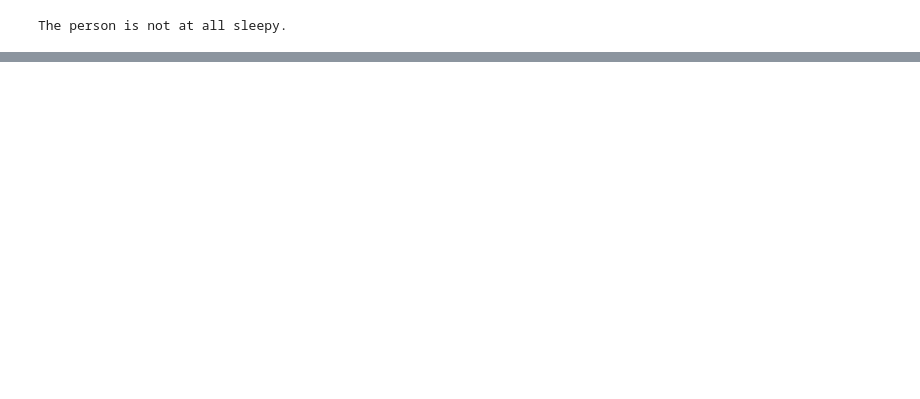
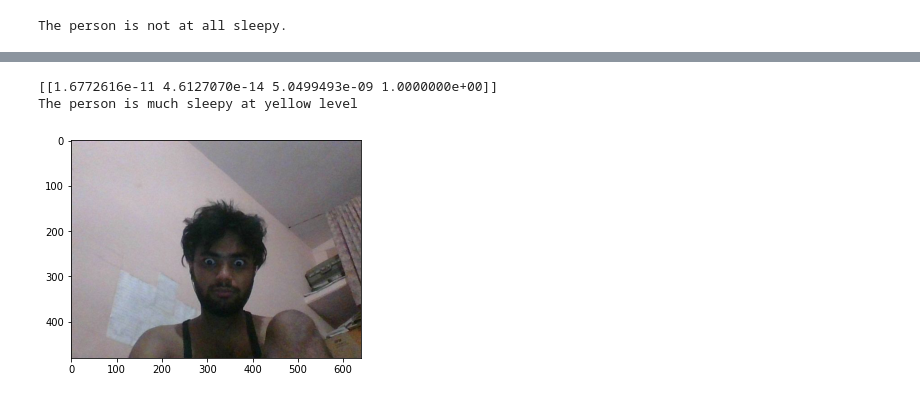
Before and after one commit to CODER-AsHuToSh/UnderGraduate_Project, a Jupyter notebook: Final_Exploratory_Project_code.ipynb, the cells around one changed output, grey strips where cells are left out. Drawn from its saved outputs; the diff is of its cells as text; code cells hidden in the pictures; blank space fills up the shorter version.

```diff
--- a/Final_Exploratory_Project_code.ipynb
+++ b/Final_Exploratory_Project_code.ipynb
@@ -278,0 +348,41 @@ The person is not at all sleepy.
+# %%
+def take_photo(filename='photo.jpg', quality=0.8):
+  js = Javascript('''
+    async function takePhoto(quality) {
+      const div = document.createElement('div');
+      const capture = document.createElement('button');
+      capture.textContent = 'Capture';
+      div.appendChild(capture);
+
+      const video = document.createElement('video');
+      video.style.display = 'block';
+      const stream = await navigator.mediaDevices.getUserMedia({video: true});
+
+      document.body.appendChild(div);
+      div.appendChild(video);
+      video.srcObject = stream;
+      await video.play();
+
+      // Resize the output to fit the video element.
+      google.colab.output.setIframeHeight(document.documentElement.scrollHeight, true);
+
+      // Wait for Capture to be clicked.
+      await new Promise((resolve) => capture.onclick = resolve);
+
+      const canvas = document.createElement('canvas');
+      canvas.width = video.videoWidth;
+      canvas.height = video.videoHeight;
+      canvas.getContext('2d').drawImage(video, 0, 0);
+      stream.getVideoTracks()[0].stop();
+      div.remove();
+      return canvas.toDataURL('image/jpeg', quality);
+    }
+    ''')
+  display(js)
+  data = eval_js('takePhoto({})'.format(quality))
+  binary = b64decode(data.split(',')[1])
+  with open(filename, 'wb') as f:
+    f.write(binary)
+  return filename
+# %%
+image_file = take_photo()
@@ -278,0 +391,6 @@ The person is not at all sleepy.
+# %%
+predict_if_sleepy(image_file)
+# %% [output]
+[[1.6772616e-11 4.6127070e-14 5.0499493e-09 1.0000000e+00]]
+The person is much sleepy at yellow level
+[figure, added]
```
Also changed, not shown: parts of 9 cells of this notebook.
